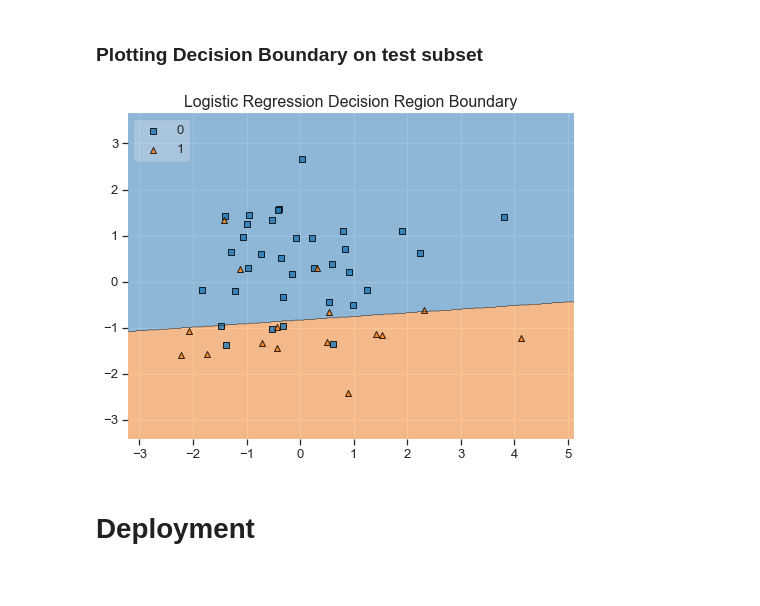
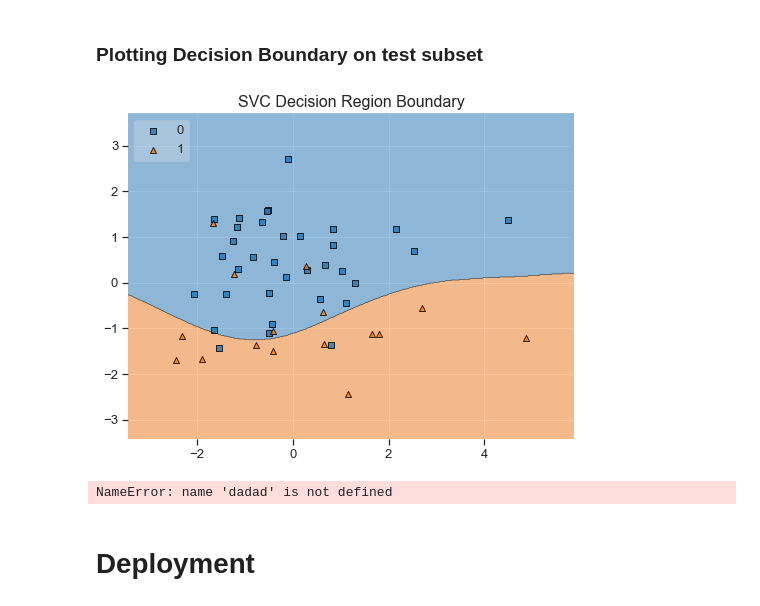
Before and after one commit to mdushetwar/Blood-Donation-Prediction, a Jupyter notebook: BloodDonationPred.ipynb, the cells around one changed output. Drawn from its saved outputs; the diff is of its cells as text; code cells hidden in the pictures.

```diff
--- a/BloodDonationPred.ipynb
+++ b/BloodDonationPred.ipynb
@@ -690,7 +690,7 @@ preprocessor = ColumnTransformer(
 X_train_transformed = preprocessor.fit_transform(X_train)
 
 # Test_set
-X_test_transformed = preprocessor.fit_transform(X_test)
+X_test_transformed = preprocessor.transform(X_test)
 # %%
 print(X_train_transformed.shape)
 print(X_test_transformed.shape)
@@ -973,7 +973,7 @@ preprocessor = ColumnTransformer(
 X_train_transformed = preprocessor.fit_transform(X_train)
 
 # Test_set
-X_test_transformed = preprocessor.fit_transform(X_test)
+X_test_transformed = preprocessor.transform(X_test)
 
 # SMOTE
 X_smote, y_smote= smote.fit_resample(X_train_transformed, y_train)
@@ -1098,7 +1098,7 @@ preprocessor = ColumnTransformer(
 X_train_transformed = preprocessor.fit_transform(X_train)
 
 # Test_set
-X_test_transformed = preprocessor.fit_transform(X_test)
+X_test_transformed = preprocessor.transform(X_test)
 
 # SMOTE
 X_smote, y_smote= smote.fit_resample(X_train_transformed, y_train)
@@ -1352,14 +1351,18 @@ ROC AUC Score is:  0.8161764705882353
 # %%
 pca = PCA(n_components = 2)
 data_subset2 = pca.fit_transform(data_subset)
-logreg_threshold.fit(data_subset2, label_subset)
+best_model_svc.fit(data_subset2, label_subset)
 
 plt.figure(figsize=(8,6))
-plot_decision_regions(data_subset2, np.array(label_subset), clf=logreg_threshold, legend=2)
+plot_decision_regions(data_subset2, np.array(label_subset), clf=best_model_svc, legend=2)
 
-plt.title('Logistic Regression Decision Region Boundary', size=16);
+plt.title('SVC Decision Region Boundary', size=16);
 # %% [output]
-[figure, old version]
+[figure, new version]
+# %%
+dadad
+# %% [output]
+NameError: name 'dadad' is not defined
 # %% [markdown]
 # Deployment
 # %%
```
Also changed, not shown: parts of 26 cells of this notebook, 3 other files.
